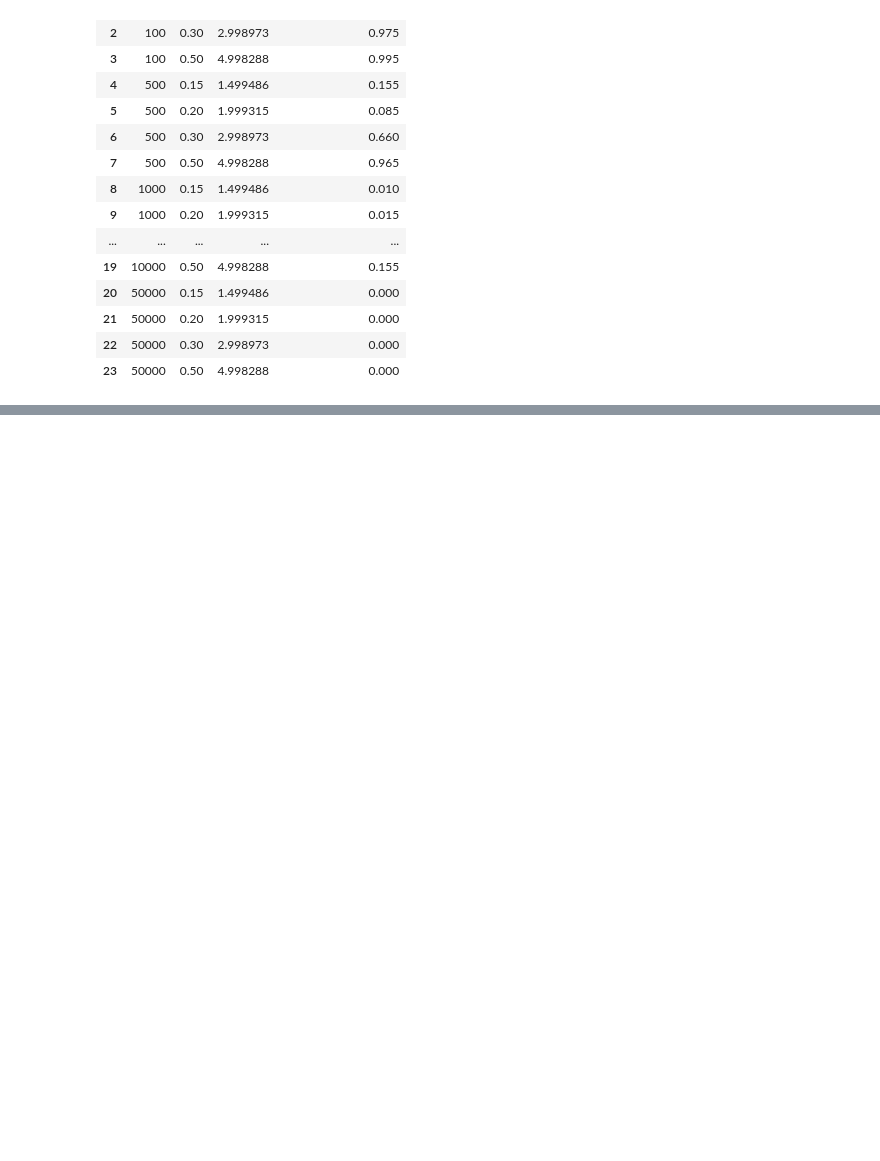
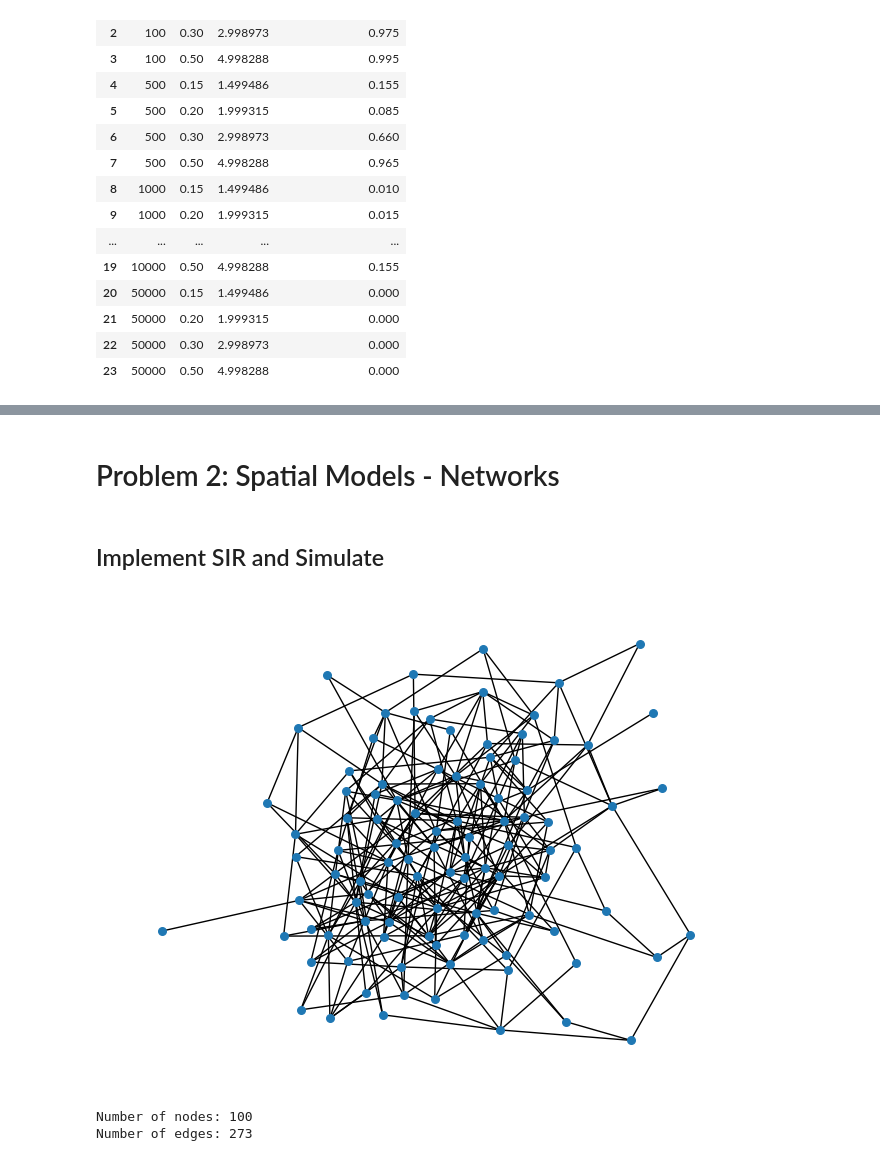
Before and after one commit to emilie-taffouraud/assignment2-stochastic-spatial-models, a Jupyter notebook: Jakobsen_16944763_Taffouraud_14886820_assignment2.ipynb, the cells around one changed output, grey strips where cells are left out. Cells and saved outputs as stored; diff of their text form; code cells hidden in the pictures; blank space fills up the shorter version.

Commit message:
Added the first two parts of problem 2

```diff
--- a/Jakobsen_16944763_Taffouraud_14886820_assignment2.ipynb
+++ b/Jakobsen_16944763_Taffouraud_14886820_assignment2.ipynb
@@ -1012,0 +1013,4 @@ plt.show()
+# %% [markdown]
+# Problem 2: Spatial Models - Networks
+# %% [markdown]
+## Implement SIR and Simulate
@@ -1012,0 +1023,19 @@ plt.show()
+# %%
+# Make a simple network to test the SIR model works
+# Network parameters
+N = 100
+p = 0.06
+
+# Generate network
+G = nx.erdos_renyi_graph(N, p)
+
+# Visualise network
+nx.draw(G, node_size=30)
+plt.show()
+
+print("Number of nodes:", G.number_of_nodes())
+print("Number of edges:", G.number_of_edges())
+# %% [output]
+[figure, added]
+Number of nodes: 100
+Number of edges: 273
```
Also changed, not shown: parts of 22 cells of this notebook.
